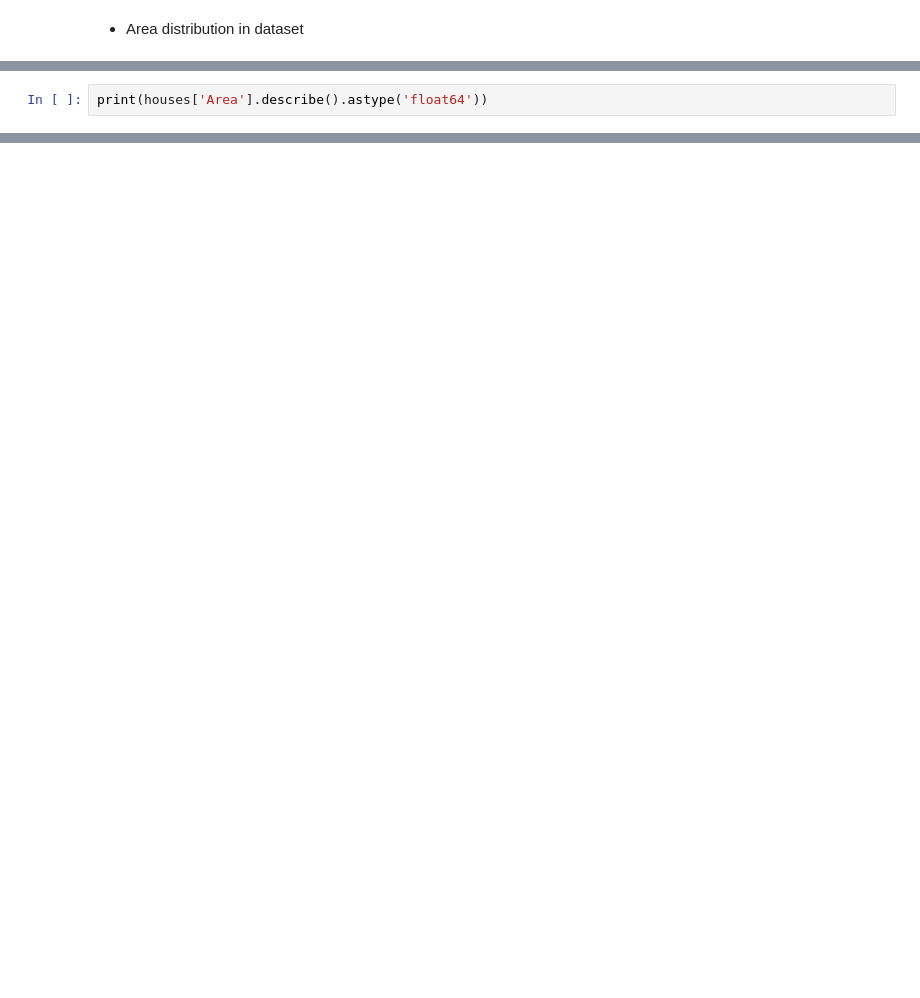
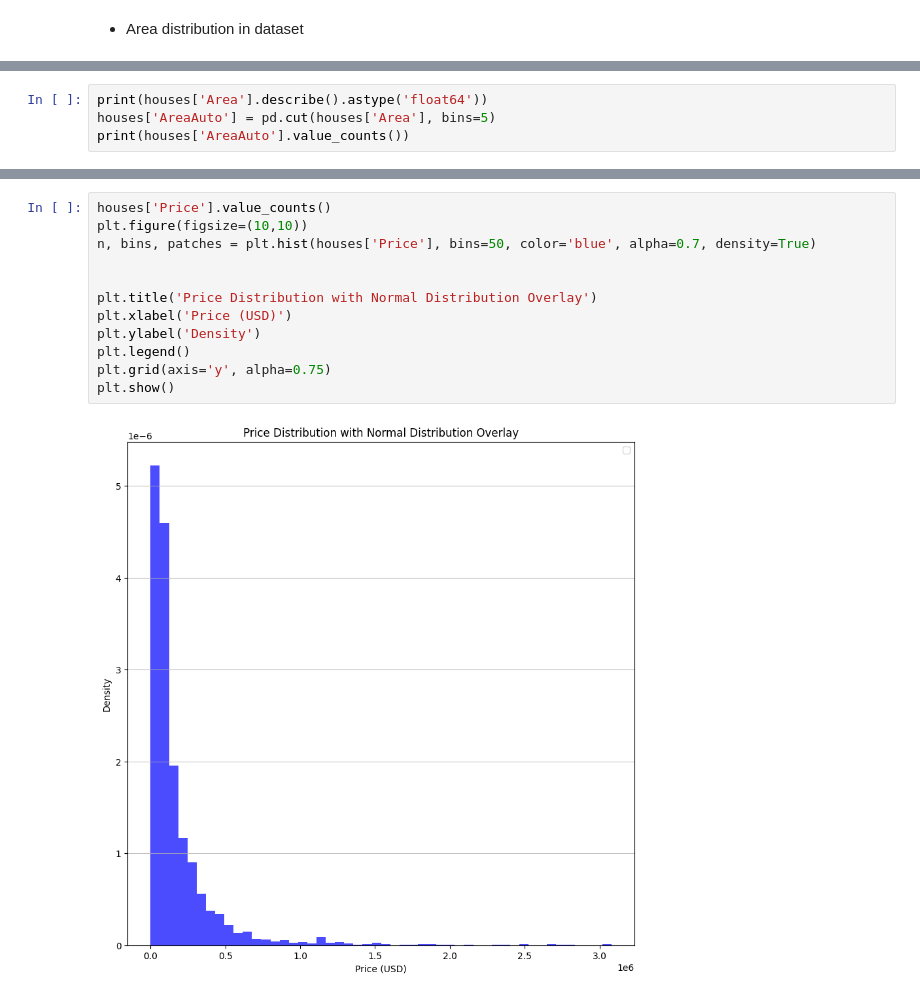
Before and after one commit to rhynofuyu/HousePrice_TehranIran-EDA, a Jupyter notebook: house_price.ipynb, the cells around one changed output, grey strips where cells are left out. Cells and saved outputs as stored; diff of their text form; blank space fills up the shorter version.

```diff
--- a/house_price.ipynb
+++ b/house_price.ipynb
@@ -142,5 +140,7 @@ NameError: name 'pd' is not defined
 # %%
 print(houses['Area'].describe().astype('float64'))
+houses['AreaAuto'] = pd.cut(houses['Area'], bins=5)
+print(houses['AreaAuto'].value_counts())
 # %% [output]
 count    3450.000000
 mean      106.917391
@@ -154 +170,15 @@ Name: Area, dtype: float64
+# %%
+houses['Price'].value_counts()
+plt.figure(figsize=(10,10))
+n, bins, patches = plt.hist(houses['Price'], bins=50, color='blue', alpha=0.7, density=True)
+
+
+plt.title('Price Distribution with Normal Distribution Overlay')
+plt.xlabel('Price (USD)')
+plt.ylabel('Density')
+plt.legend()
+plt.grid(axis='y', alpha=0.75)
+plt.show()
+# %% [output]
+[figure, added]
 # %%
```
Also changed, not shown: parts of 30 cells of this notebook, 1 other file.
